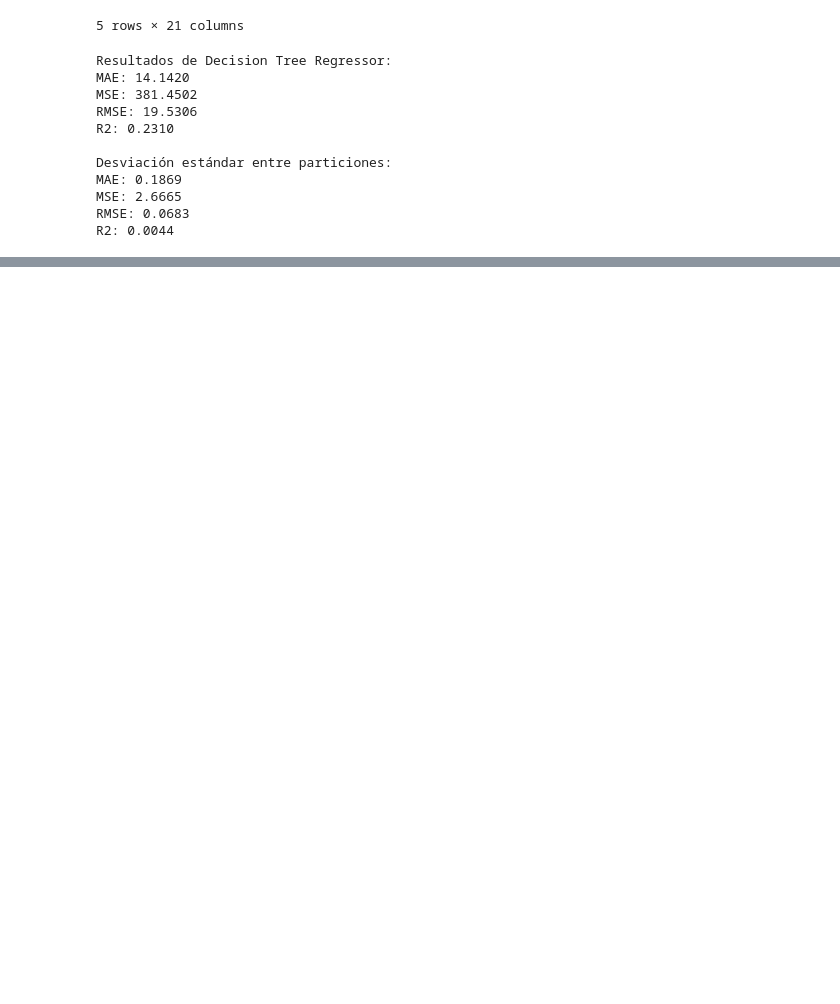
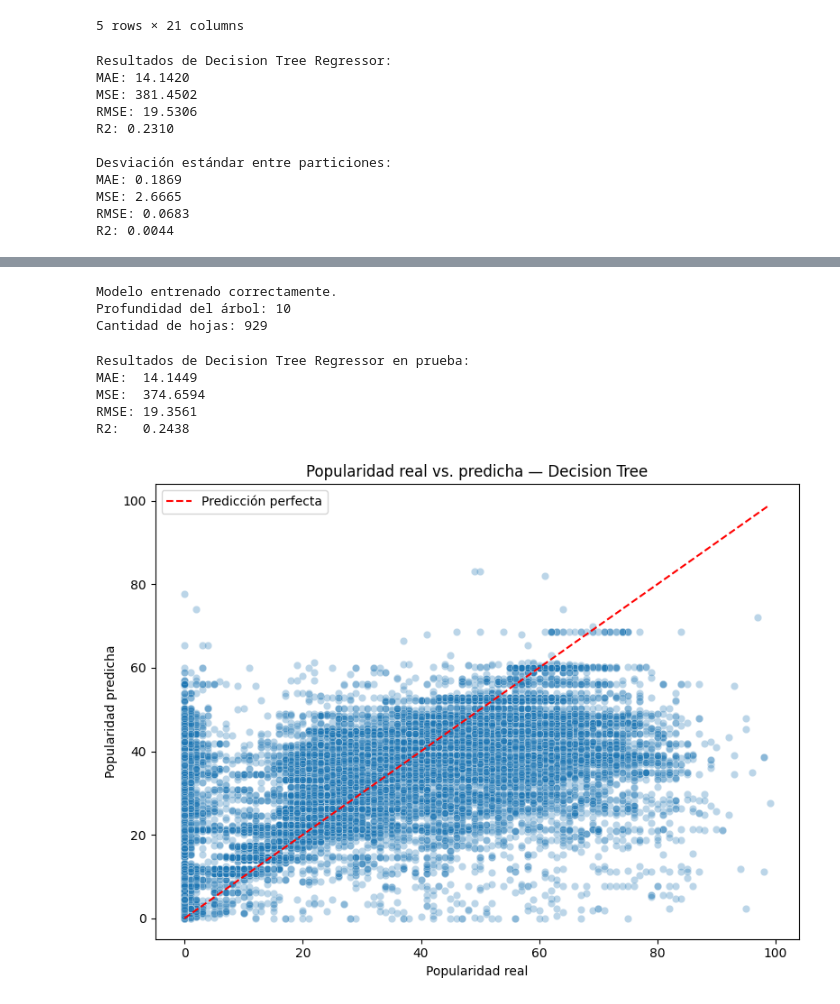
Before and after one commit to 0Trickster/Project-MLY-1, a Jupyter notebook: notebooks/modelos_supervisados/regresión/13_Decision_tree_regressor.ipynb, the cells around one changed output, grey strips where cells are left out. Drawn from its saved outputs; the diff is of its cells as text; code cells hidden in the pictures; blank space fills up the shorter version.

Commit message:
fix:decision_tree_regressor

```diff
--- a/notebooks/modelos_supervisados/regresión/13_Decision_tree_regressor.ipynb
+++ b/notebooks/modelos_supervisados/regresión/13_Decision_tree_regressor.ipynb
@@ -186,0 +186,57 @@ KeyError: 'mae'
+# %%
+modelo_arbol.fit(X_train, y_train)
+
+print("Modelo entrenado correctamente.")
+print("Profundidad del árbol:", modelo_arbol.get_depth())
+print("Cantidad de hojas:", modelo_arbol.get_n_leaves())
+# %% [output]
+Modelo entrenado correctamente.
+Profundidad del árbol: 10
+Cantidad de hojas: 929
+# %%
+y_pred_arbol = modelo_arbol.predict(X_test)
+
+mae_test = mean_absolute_error(y_test, y_pred_arbol)
+mse_test = mean_squared_error(y_test, y_pred_arbol)
+rmse_test = np.sqrt(mse_test)
+r2_test = r2_score(y_test, y_pred_arbol)
+
+print("Resultados de Decision Tree Regressor en prueba:")
+print(f"MAE:  {mae_test:.4f}")
+print(f"MSE:  {mse_test:.4f}")
+print(f"RMSE: {rmse_test:.4f}")
+print(f"R2:   {r2_test:.4f}")
+# %% [output]
+Resultados de Decision Tree Regressor en prueba:
+MAE:  14.1449
+MSE:  374.6594
+RMSE: 19.3561
+R2:   0.2438
+# %%
+plt.figure(figsize=(8, 6))
+
+sns.scatterplot(
+    x=y_test,
+    y=y_pred_arbol,
+    alpha=0.3
+)
+
+limite_min = min(y_test.min(), y_pred_arbol.min())
+limite_max = max(y_test.max(), y_pred_arbol.max())
+
+plt.plot(
+    [limite_min, limite_max],
+    [limite_min, limite_max],
+    color="red",
+    linestyle="--",
+    label="Predicción perfecta"
+)
+
+plt.title("Popularidad real vs. predicha — Decision Tree")
+plt.xlabel("Popularidad real")
+plt.ylabel("Popularidad predicha")
+plt.legend()
+plt.tight_layout()
+plt.show()
+# %% [output]
+[figure, added]
```
Also changed, not shown: parts of 3 cells of this notebook.
